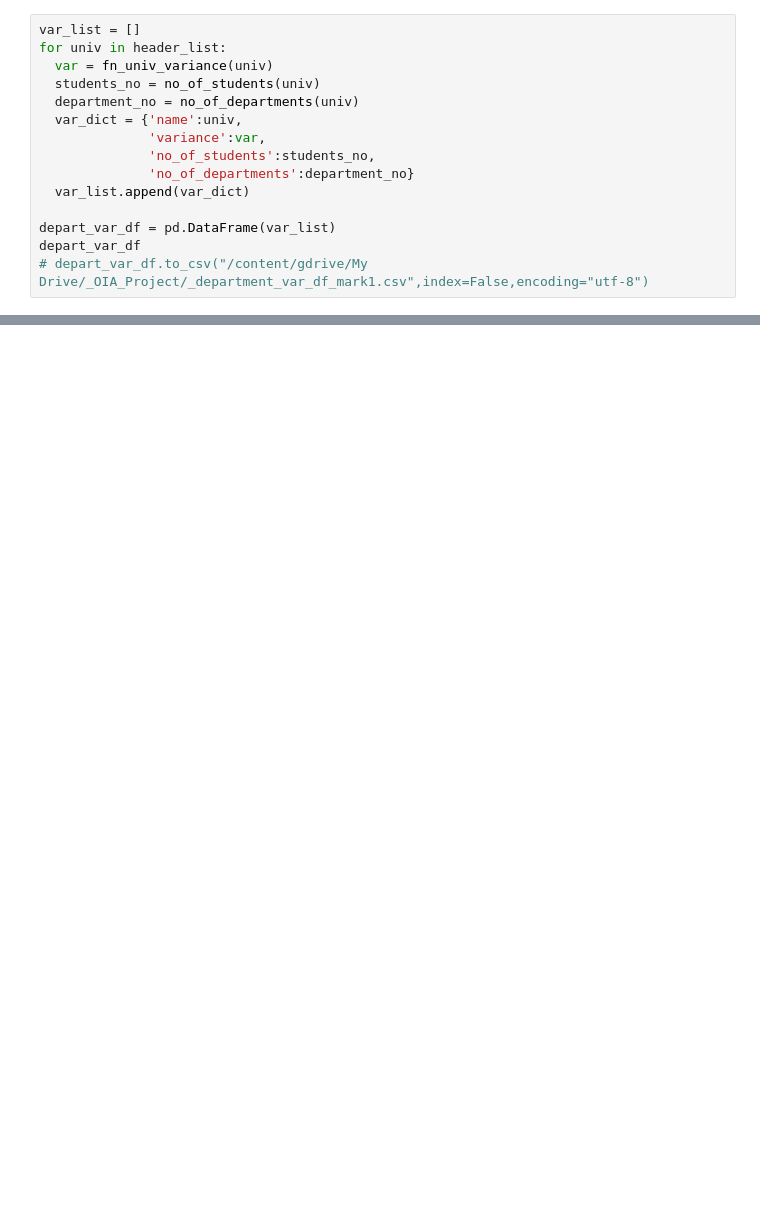
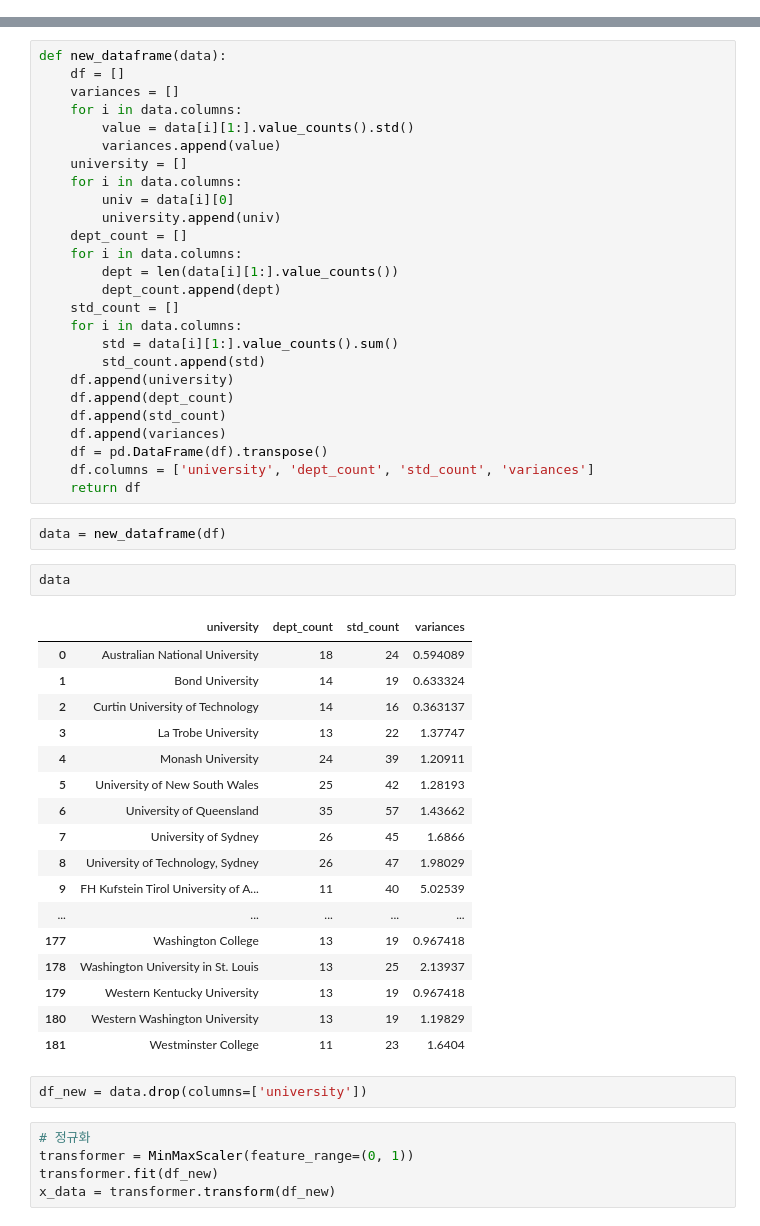
Before and after one commit to snoop2head/yonsei-exchange-program, a Jupyter notebook: cluster_departments_Kmeans.ipynb, the cells around one changed output, grey strips where cells are left out. Cells and saved outputs as stored; diff of their text form; blank space fills up the shorter version.

```diff
--- a/cluster_departments_Kmeans.ipynb
+++ b/cluster_departments_Kmeans.ipynb
@@ -154,15 +43,0 @@ def no_of_departments(univ_name):
-# %%
-var_list = []
-for univ in header_list:
-  var = fn_univ_variance(univ)
-  students_no = no_of_students(univ)
-  department_no = no_of_departments(univ)
-  var_dict = {'name':univ,
-              'variance':var,
-              'no_of_students':students_no,
-              'no_of_departments':department_no}
-  var_list.append(var_dict)
-
-depart_var_df = pd.DataFrame(var_list)
-depart_var_df
-# depart_var_df.to_csv("/content/gdrive/My Drive/_OIA_Project/_department_var_df_mark1.csv",index=False,encoding="utf-8")
@@ -248,0 +44,55 @@ plt.scatter(centroids[:, 0], centroids[:, 1], c='red', s=50)
+# %%
+def new_dataframe(data):
+    df = []
+    variances = []
+    for i in data.columns:
+        value = data[i][1:].value_counts().std()
+        variances.append(value)
+    university = []
+    for i in data.columns:
+        univ = data[i][0]
+        university.append(univ)
+    dept_count = []
+    for i in data.columns:
+        dept = len(data[i][1:].value_counts())
+        dept_count.append(dept)
+    std_count = []
+    for i in data.columns:
+        std = data[i][1:].value_counts().sum()
+        std_count.append(std)
+    df.append(university)
+    df.append(dept_count)
+    df.append(std_count)
+    df.append(variances)
+    df = pd.DataFrame(df).transpose()
+    df.columns = ['university', 'dept_count', 'std_count', 'variances']
+    return df
+# %%
+data = new_dataframe(df)
+# %%
+data
+# %% [output]
+|  | university | dept_count | std_count | variances |
+| 0 | Australian National University | 18 | 24 | 0.594089 |
+| 1 | Bond University | 14 | 19 | 0.633324 |
+| 2 | Curtin University of Technology | 14 | 16 | 0.363137 |
+| 3 | La Trobe University | 13 | 22 | 1.37747 |
+| 4 | Monash University | 24 | 39 | 1.20911 |
+| 5 | University of New South Wales | 25 | 42 | 1.28193 |
+| 6 | University of Queensland | 35 | 57 | 1.43662 |
+| 7 | University of Sydney | 26 | 45 | 1.6866 |
+| 8 | University of Technology, Sydney | 26 | 47 | 1.98029 |
+| 9 | FH Kufstein Tirol University of A... | 11 | 40 | 5.02539 |
+| ... | ... | ... | ... | ... |
+| 177 | Washington College | 13 | 19 | 0.967418 |
+| 178 | Washington University in St. Louis | 13 | 25 | 2.13937 |
+| 179 | Western Kentucky University | 13 | 19 | 0.967418 |
+| 180 | Western Washington University | 13 | 19 | 1.19829 |
+| 181 | Westminster College | 11 | 23 | 1.6404 |
+# %%
+df_new = data.drop(columns=['university'])
+# %%
+# 정규화
+transformer = MinMaxScaler(feature_range=(0, 1))
+transformer.fit(df_new)
+x_data = transformer.transform(df_new)
```
Also changed, not shown: parts of 29 cells of this notebook.
